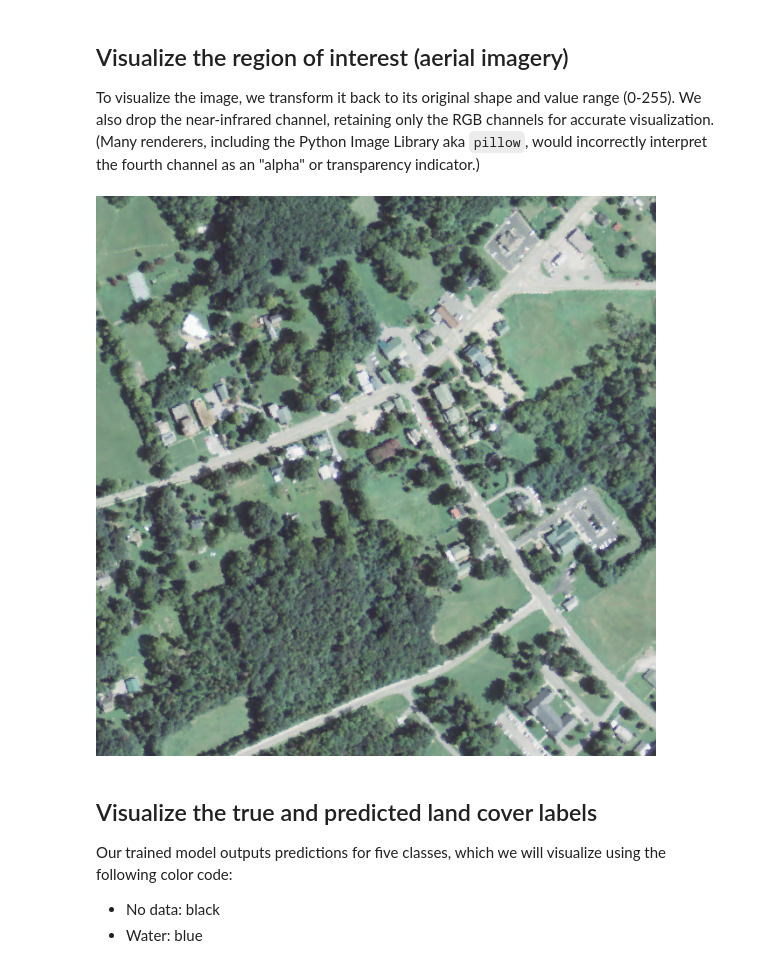
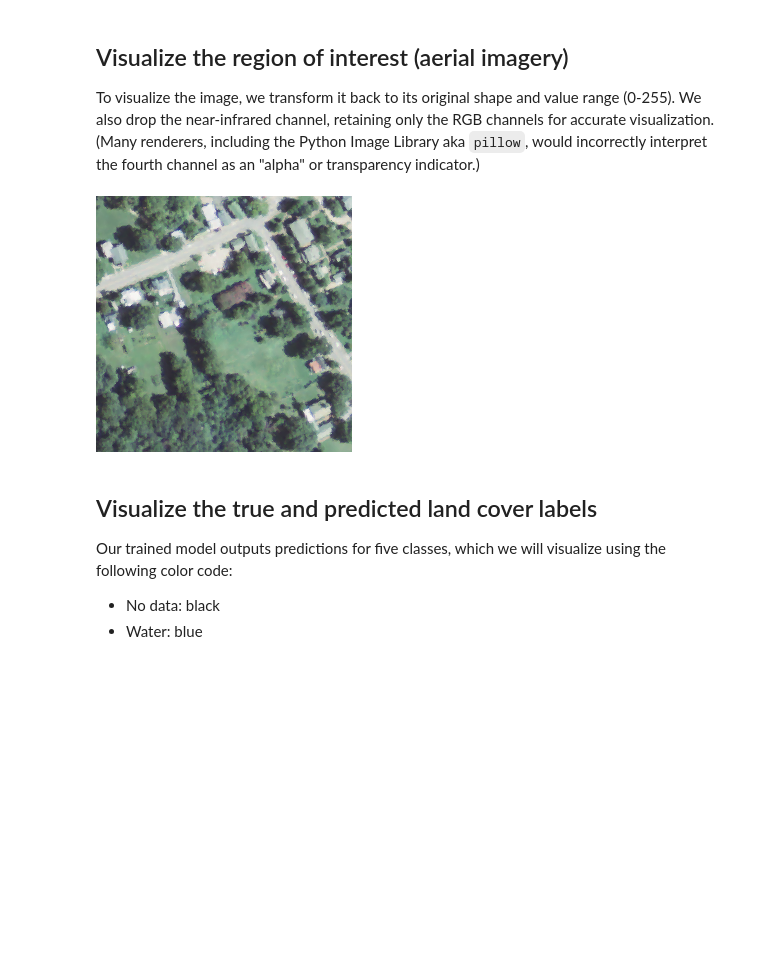
Before and after one commit to Azure/pixel_level_land_classification, a Jupyter notebook: geoaidsvm/Apply_trained_model_to_new_data.ipynb, the cells around one changed output. Drawn from its saved outputs; the diff is of its cells as text; code cells hidden in the pictures; blank space fills up the shorter version.

```diff
--- a/geoaidsvm/Apply_trained_model_to_new_data.ipynb
+++ b/geoaidsvm/Apply_trained_model_to_new_data.ipynb
@@ -62,7 +63,7 @@ def find_pixel_from_latlon(img_filename, lat, lon):
 
     return(x,y)
 
-region_dim = 512
+region_dim = 256
 delta = int(region_dim / 2)
 padding = 64
 
@@ -109,10 +112,11 @@ for row_idx in range(n_rows):
 
 To visualize the image, we transform it back to its original shape and value range (0-255). We also drop the near-infrared channel, retaining only the RGB channels for accurate visualization. (Many renderers, including the Python Image Library aka `pillow`, would incorrectly interpret the fourth channel as an "alpha" or transparency indicator.)
 # %%
-img_naip = Image.fromarray(np.transpose(naip_image * 255)[:, :, :3].astype(np.uint8))
+img_naip = Image.fromarray(np.transpose(
+    naip_image * 255)[padding:-padding, padding:-padding, :3].astype(np.uint8))
 img_naip
 # %% [output]
-[figure, old version]
+[figure, new version]
 # %% [markdown]
 ## Visualize the true and predicted land cover labels
 
```
Also changed, not shown: parts of 16 cells of this notebook, 3 other files.
